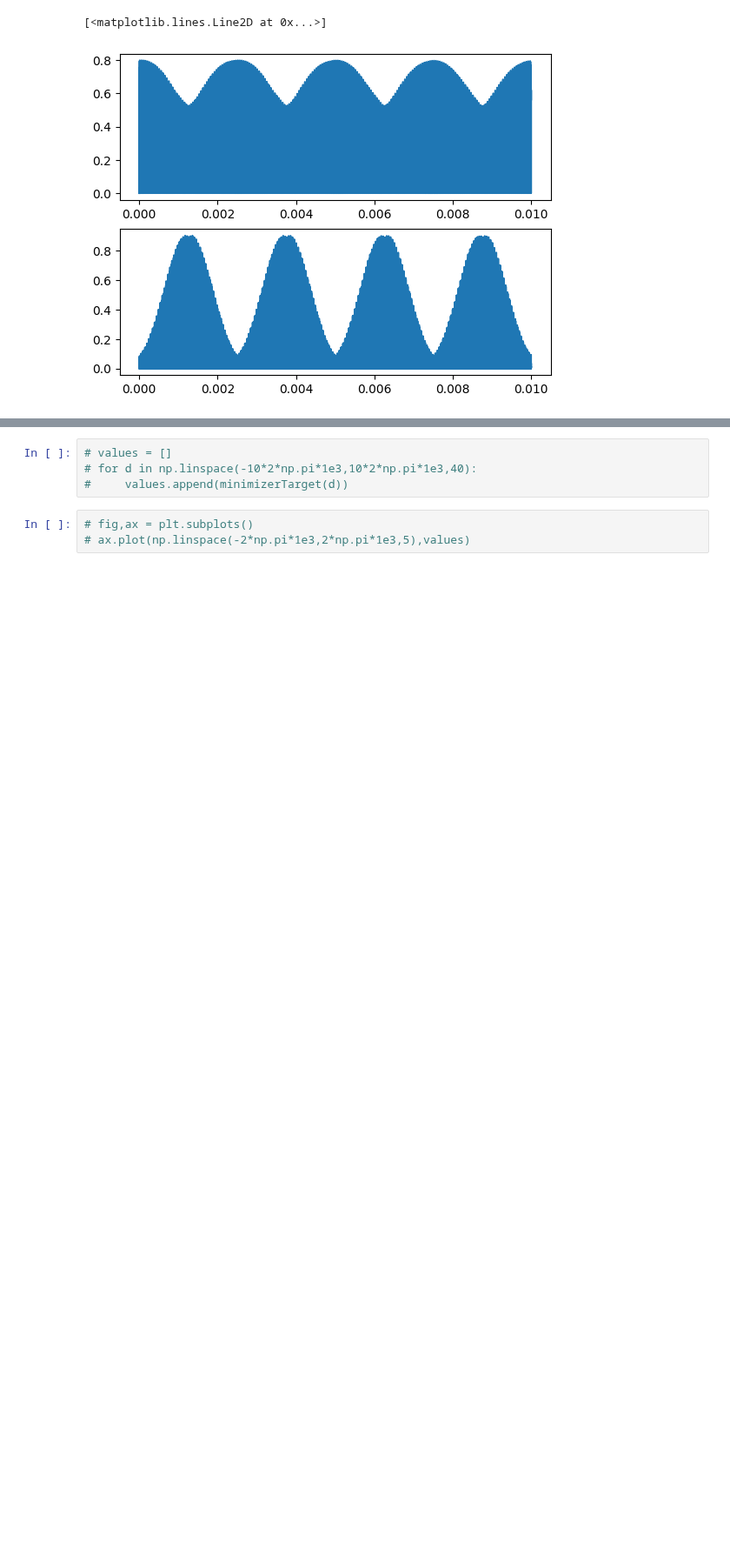
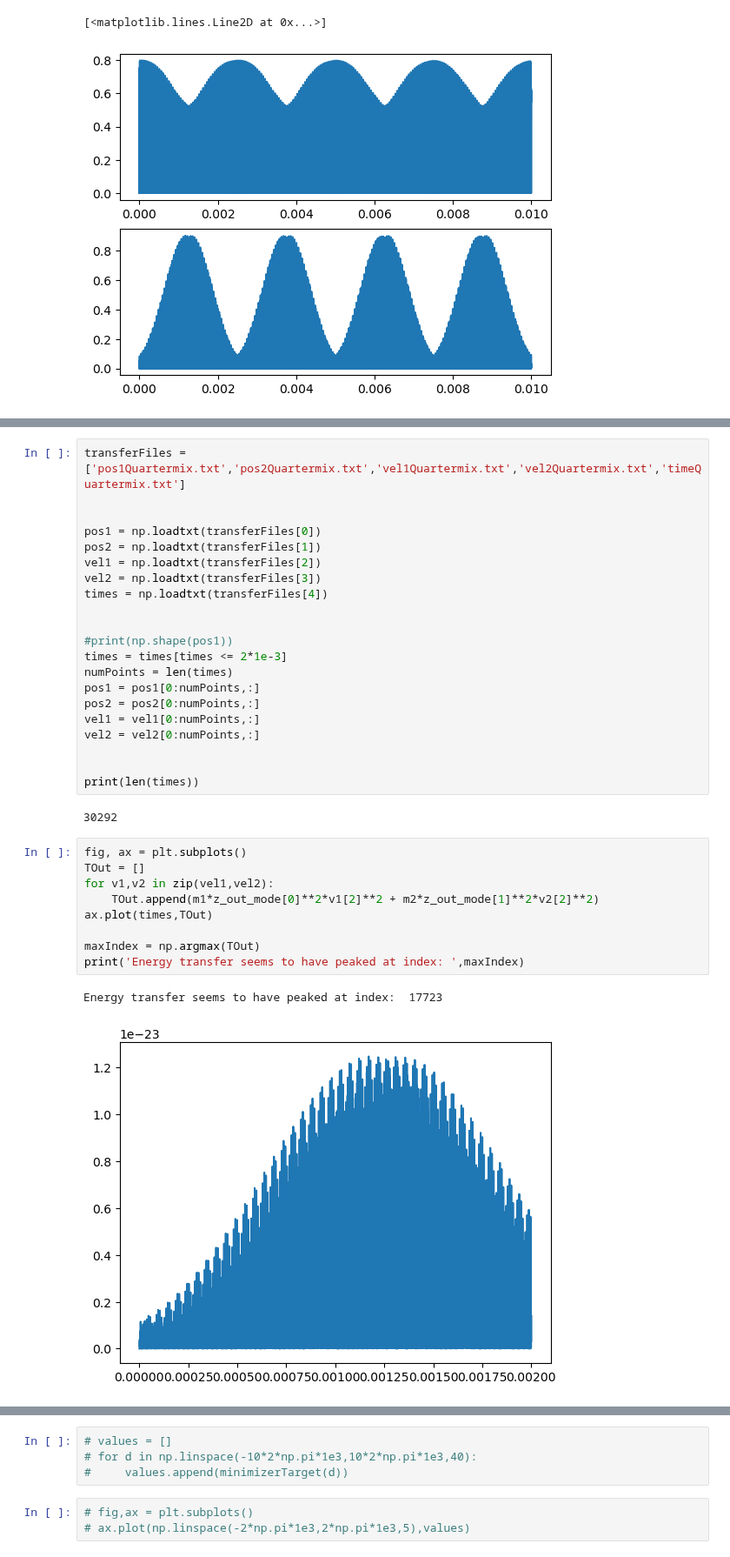
Before and after one commit to EmilLenler/PhD-Work, a Jupyter notebook: Two-Ion-Systems/Cooling2Ion.ipynb, the cells around one changed output, grey strips where cells are left out. Shown at 87% size. Cells and saved outputs as stored; diff of their text form; blank space fills up the shorter version.

```diff
--- a/Two-Ion-Systems/Cooling2Ion.ipynb
+++ b/Two-Ion-Systems/Cooling2Ion.ipynb
@@ -1209,3 +1209,38 @@ def minimizerTarget(d):
     return np.min(-np.abs(zoutProj))
 
 #A = minimizerTarget()
+# %%
+transferFiles = ['pos1Quartermix.txt','pos2Quartermix.txt','vel1Quartermix.txt','vel2Quartermix.txt','timeQuartermix.txt']
+
+
+pos1 = np.loadtxt(transferFiles[0])
+pos2 = np.loadtxt(transferFiles[1])
+vel1 = np.loadtxt(transferFiles[2])
+vel2 = np.loadtxt(transferFiles[3])
+times = np.loadtxt(transferFiles[4])
+
+
+#print(np.shape(pos1))
+times = times[times <= 2*1e-3]
+numPoints = len(times)
+pos1 = pos1[0:numPoints,:]
+pos2 = pos2[0:numPoints,:]
+vel1 = vel1[0:numPoints,:]
+vel2 = vel2[0:numPoints,:]
+
+
+print(len(times))
+# %% [output]
+30292
+# %%
+fig, ax = plt.subplots()
+TOut = []
+for v1,v2 in zip(vel1,vel2):
+    TOut.append(m1*z_out_mode[0]**2*v1[2]**2 + m2*z_out_mode[1]**2*v2[2]**2)
+ax.plot(times,TOut)
+
+maxIndex = np.argmax(TOut)
+print('Energy transfer seems to have peaked at index: ',maxIndex)
+# %% [output]
+Energy transfer seems to have peaked at index:  17723
+[figure, added]
```
Also changed, not shown: parts of 18 cells of this notebook, 15 other files.
